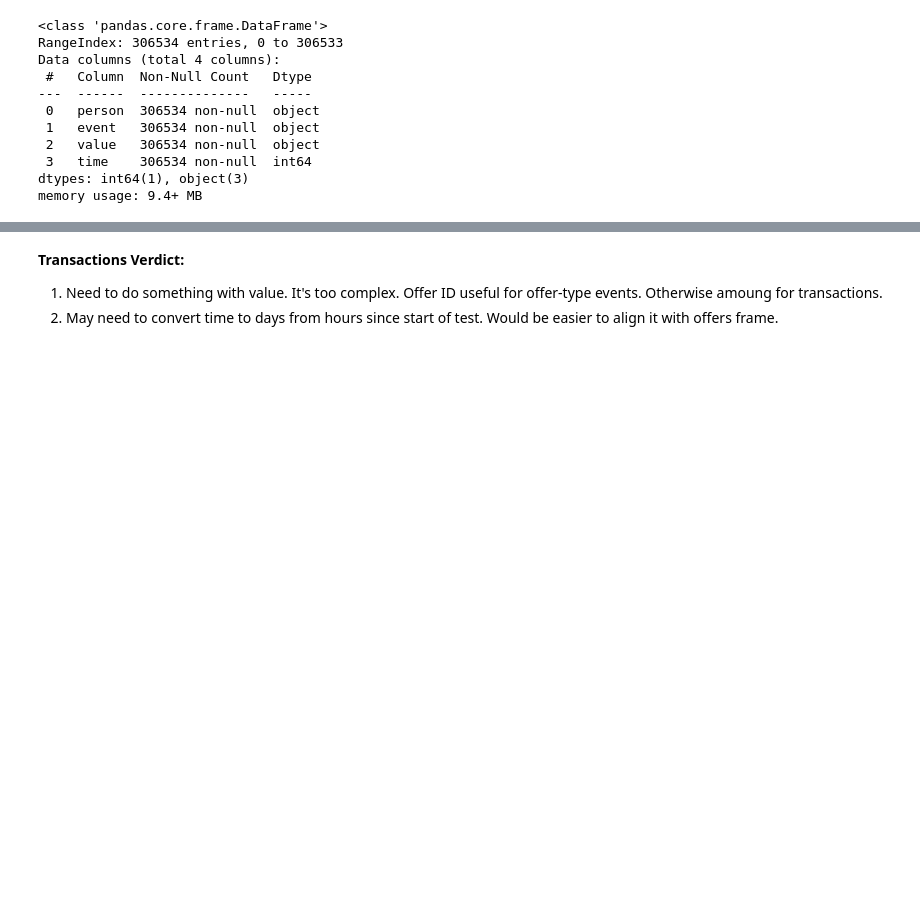
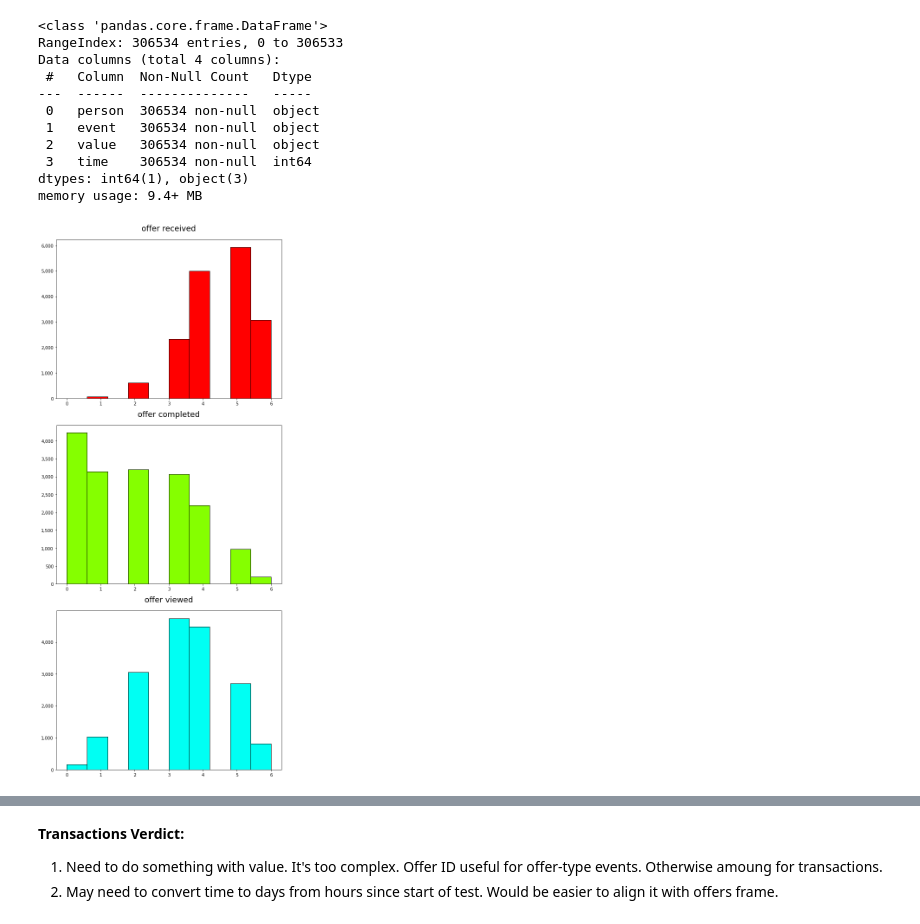
Before and after one commit to rmkeeler/udacity-datasci-capstone-starbucks, a Jupyter notebook: Starbucks_Capstone_notebook.ipynb, the cells around one changed output, grey strips where cells are left out. Drawn from its saved outputs; the diff is of its cells as text; code cells hidden in the pictures; blank space fills up the shorter version.

```diff
--- a/Starbucks_Capstone_notebook.ipynb
+++ b/Starbucks_Capstone_notebook.ipynb
@@ -356,3 +377,19 @@ Data columns (total 4 columns):
  3   time    306534 non-null  int64
 dtypes: int64(1), object(3)
 memory usage: 9.4+ MB
+# %%
+# See how many offers people received, viewed and completed
+trans_per = transactions_ex.groupby(
+    ['person','event'],
+    as_index = False
+)['value'].agg('count')
+
+trans_per_pivot = trans_per.pivot_table(
+    index = 'person',
+    columns = 'event',
+    values = 'value',
+    fill_value = 0)
+
+fig = contrast_var_distributions(trans_per_pivot, ['offer received','offer completed','offer viewed'])
+# %% [output]
+[figure, added]
```
Also changed, not shown: parts of 6 cells of this notebook.
